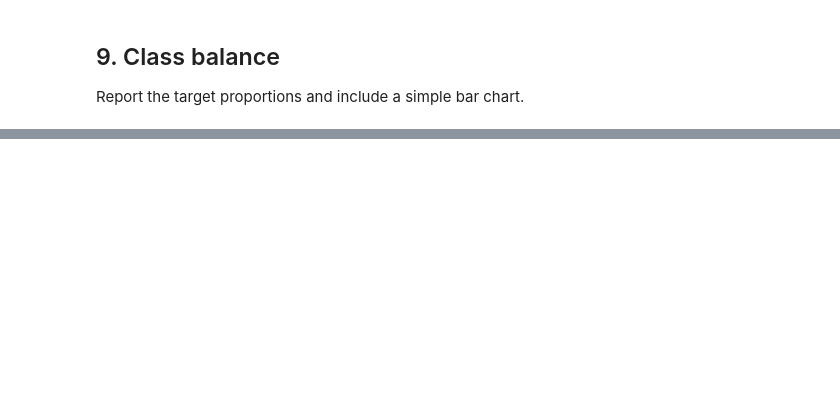
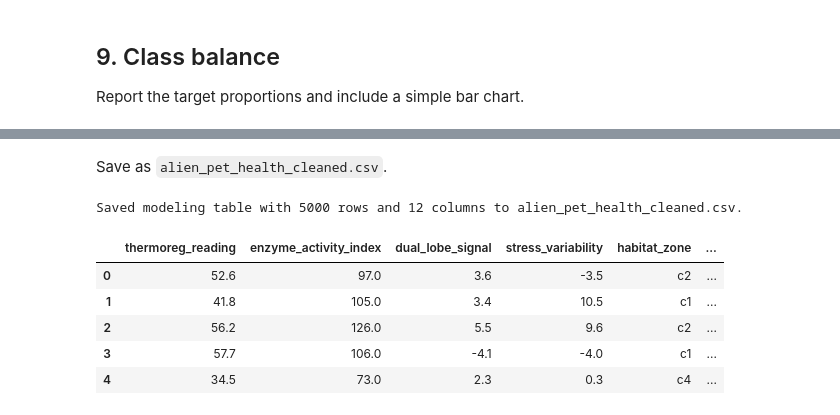
Before and after one commit to JamesCouture/CSI4506-Assignment1-Solution, a Jupyter notebook: Assignment1.ipynb, the cells around one changed output, grey strips where cells are left out. Drawn from its saved outputs; the diff is of its cells as text; code cells hidden in the pictures; blank space fills up the shorter version.

```diff
--- a/Assignment1.ipynb
+++ b/Assignment1.ipynb
@@ -453,0 +476,28 @@ class_balance
+# %%
+# Ensure correct dtypes for model_df columns
+
+# Numeric columns
+numeric_cols = [
+    'thermoreg_reading', 'enzyme_activity_index', 'dual_lobe_signal',
+    'stress_variability', 'activity_score', 'diagnostic_noise', 'thermoreg_reading_fahrenheit'
+]
+
+# Binary columns (0/1)
+binary_cols = ['fasting_flag', 'health_outcome']
+
+# Categorical columns
+categorical_cols = ['habitat_zone', 'station_code', 'calibration_tag']
+
+model_df.loc[:, numeric_cols] = (
+    model_df.loc[:, numeric_cols].apply(pd.to_numeric, errors='coerce')
+)
+
+tmp = model_df.loc[:, binary_cols].apply(pd.to_numeric, errors='coerce')
+tmp = tmp.where(tmp.isin([0, 1]))
+model_df.loc[:, binary_cols] = tmp.astype('Int64')
+
+model_df.loc[:, categorical_cols] = (
+    model_df.loc[:, categorical_cols].astype('category')
+)
+
+model_df.dtypes
@@ -453,0 +523,17 @@ class_balance
+# %% [markdown]
+Save as `alien_pet_health_cleaned.csv`.
+# %%
+# Save
+out_path = "alien_pet_health_cleaned.csv"
+model_df.to_csv(out_path, index=False)
+
+print(f"Saved modeling table with {model_df.shape[0]} rows and {model_df.shape[1]} columns to {out_path}.")
+model_df.head()
+# %% [output]
+Saved modeling table with 5000 rows and 12 columns to alien_pet_health_cleaned.csv.
+|  | thermoreg_reading | enzyme_activity_index | dual_lobe_signal | stress_variability | habitat_zone | ... |
+| 0 | 52.6 | 97.0 | 3.6 | -3.5 | c2 | ... |
+| 1 | 41.8 | 105.0 | 3.4 | 10.5 | c1 | ... |
+| 2 | 56.2 | 126.0 | 5.5 | 9.6 | c2 | ... |
+| 3 | 57.7 | 106.0 | -4.1 | -4.0 | c1 | ... |
+| 4 | 34.5 | 73.0 | 2.3 | 0.3 | c4 | ... |
```
Also changed, not shown: parts of 11 cells of this notebook.
